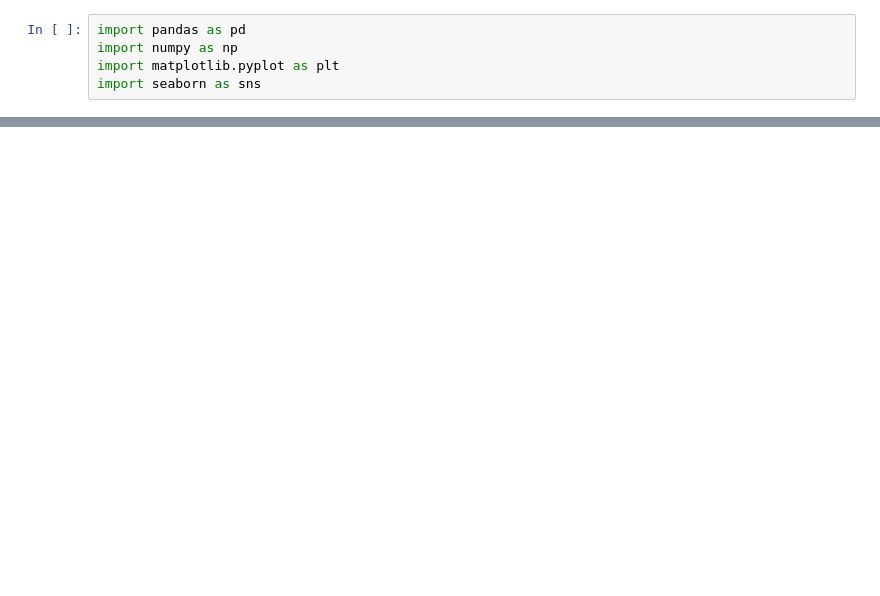
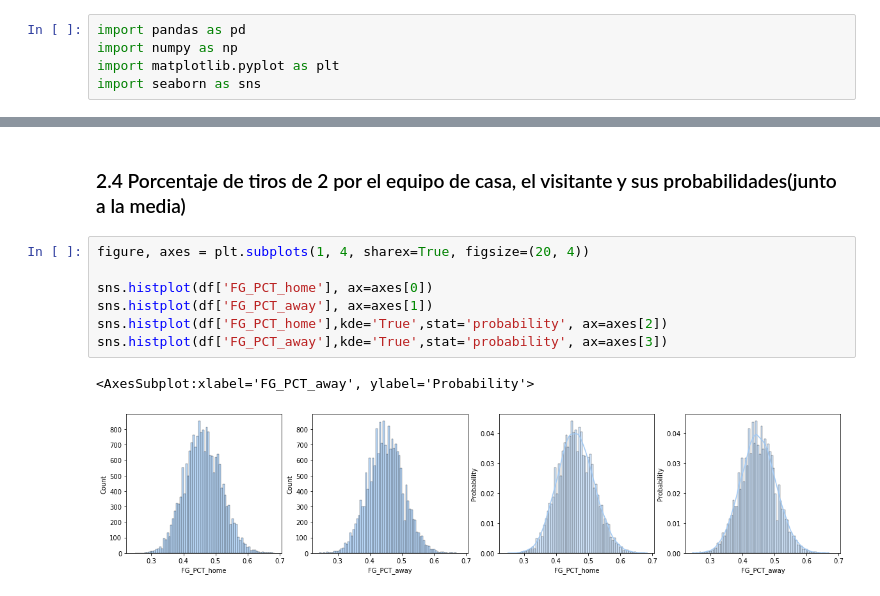
Before and after one commit to robertomanzanolopez/nba_statistics_prediction, a Jupyter notebook: data_exploration.ipynb, the cells around one changed output, grey strips where cells are left out. Saved outputs shown, nothing was run; the diff lists cells and outputs as text; blank space fills up the shorter version.

```diff
--- a/data_exploration.ipynb
+++ b/data_exploration.ipynb
@@ -25,0 +134,12 @@ df
+# %% [markdown]
+### 2.4 Porcentaje de tiros de 2 por el equipo de casa, el visitante y sus probabilidades(junto a la media)
+# %%
+figure, axes = plt.subplots(1, 4, sharex=True, figsize=(20, 4))
+
+sns.histplot(df['FG_PCT_home'], ax=axes[0])
+sns.histplot(df['FG_PCT_away'], ax=axes[1])
+sns.histplot(df['FG_PCT_home'],kde='True',stat='probability', ax=axes[2])
+sns.histplot(df['FG_PCT_away'],kde='True',stat='probability', ax=axes[3])
+# %% [output]
+<AxesSubplot:xlabel='FG_PCT_away', ylabel='Probability'>
+[figure, added]
```
Also changed, not shown: parts of 63 cells of this notebook.
